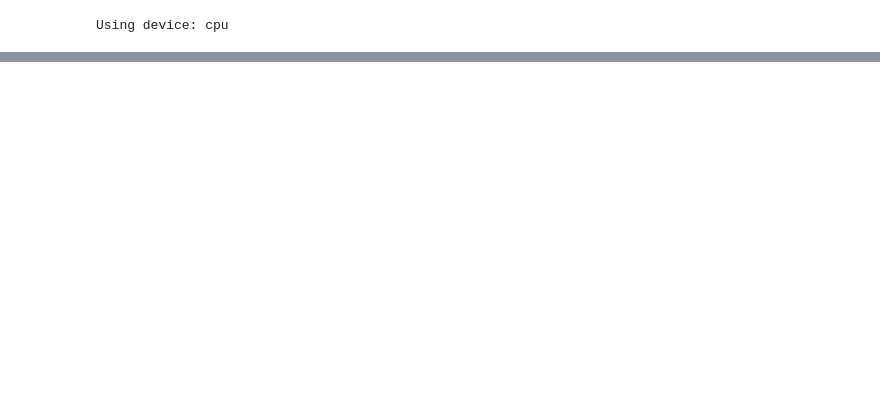
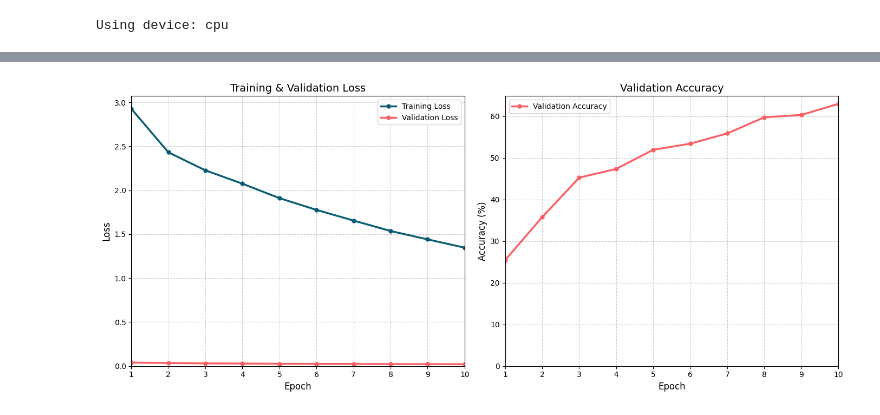
Before and after one commit to oluwadamme/python-ml, a Jupyter notebook: c1-m3-exercise/C1M3_Assignment.ipynb, the cells around one changed output, grey strips where cells are left out. Drawn from its saved outputs; the diff is of its cells as text; code cells hidden in the pictures; blank space fills up the shorter version.

Commit message:
feat: Introduce DLAI plotting style, data loading, hyperparameter tuning visualization, and nested progress bars.

```diff
--- a/c1-m3-exercise/C1M3_Assignment.ipynb
+++ b/c1-m3-exercise/C1M3_Assignment.ipynb
@@ -725,7 +727,7 @@ If you need a little help, here's a more detailed guide for each section:
 </details>
 # %%
 # GRADED FUNCTION : get_dataloaders
-batch_size=32
+batch_size=64
 train_dataset = SubsetWithTransform(root_dir=data_path, df_info=train_df_labels,dataset_path="train", transform=train_transform_with_augmentation)
 val_dataset = SubsetWithTransform(root_dir=data_path, df_info=val_df_labels,dataset_path="val", transform=val_main_transform)
 test_dataset = SubsetWithTransform(root_dir=data_path,df_info=test_df_labels,dataset_path="test", transform=test_main_transform)
@@ -854,7 +904,8 @@ def train_epoch(model, train_loader, loss_function, optimizer, device):
 # %%
-def evaluate(model, test_loader, device):
+def evaluate(model, test_loader,loss_function, device):
     model.eval()
     correct = 0
+    running_val_loss = 0.0
     total = 0
 
     with torch.no_grad():
@@ -862,22 +913,60 @@ def evaluate(model, test_loader, device):
             inputs = inputs.to(device)
             targets = targets.to(device)
             outputs = model(inputs)
+            val_loss = loss_function(outputs,targets)
             _, predicted = torch.max(outputs.data, 1)
             total += targets.size(0)
             correct += (predicted == targets).sum().item()
-
+            # Accumulate the validation loss
+            running_val_loss += val_loss.item()
+    # Calculate the average validation loss and accuracy for the epoch
+    epoch_val_loss = running_val_loss / len(test_loader.dataset)
     accuracy = 100 * correct / total
-    return accuracy
+    return epoch_val_loss, accuracy
 # %%
+import copy
 num_epochs = 10
+# Move the model to the specified device (CPU or GPU)
+model.to(device)
 
+# Initialize variables to track the best performing model
+best_val_accuracy = 0.0
+best_model_state = None
+best_epoch = 0
+
+# Initialize lists to store training and validation metrics
+train_losses, val_losses, val_accuracies = [], [], []
 for epoch in range(num_epochs):
     print(f"Epoch {epoch+1}/{num_epochs}")
-    # training model
-    train_epoch(model, train_loader, loss_function, optimizer, device)
+    epoch_loss = train_epoch(model, train_loader, loss_function, optimizer, device)
+    train_losses.append(epoch_loss)
 
-    # evaluate model
-    accuracy = evaluate(model, val_loader, device)
-    print(f"Test Accuracy: {accuracy:.2f}%")
+    # Perform one epoch of validation
+    epoch_val_loss, epoch_accuracy = evaluate(model, val_loader, loss_function, device)
+    val_losses.append(epoch_val_loss)
+    val_accuracies.append(epoch_accuracy)
+
+# Print the metrics for the current epoch
+    print(f"Epoch [{epoch+1}/{num_epochs}], Train Loss: {epoch_loss:.4f}, Val Loss: {epoch_val_loss:.4f}, Val Accuracy: {epoch_accuracy:.2f}%")
+
+# Check if the current model is the best one so far
+    if epoch_accuracy > best_val_accuracy:
+        best_val_accuracy = epoch_accuracy
+        best_epoch = epoch + 1
+        # Save the state of the best model in memory
+        best_model_state = copy.deepcopy(model.state_dict())
+
+    print("--- Finished Training ---")
+
+# Load the best model weights before returning
+if best_model_state:
+    print(f"\n--- Returning best model with {best_val_accuracy:.2f}% validation accuracy, achieved at epoch {best_epoch} ---")
+    model.load_state_dict(best_model_state)
+
+# Consolidate all metrics into a single list
+metrics = [train_losses, val_losses, val_accuracies]
+
+
+helper_utils.plot_training_metrics(metrics)
 # %% [output]
 Epoch 1/10
@@ -899,0 +989 @@ Test Accuracy: 63.50%
+[figure, added]
```
Also changed, not shown: parts of 9 cells of this notebook, 7 other files.
